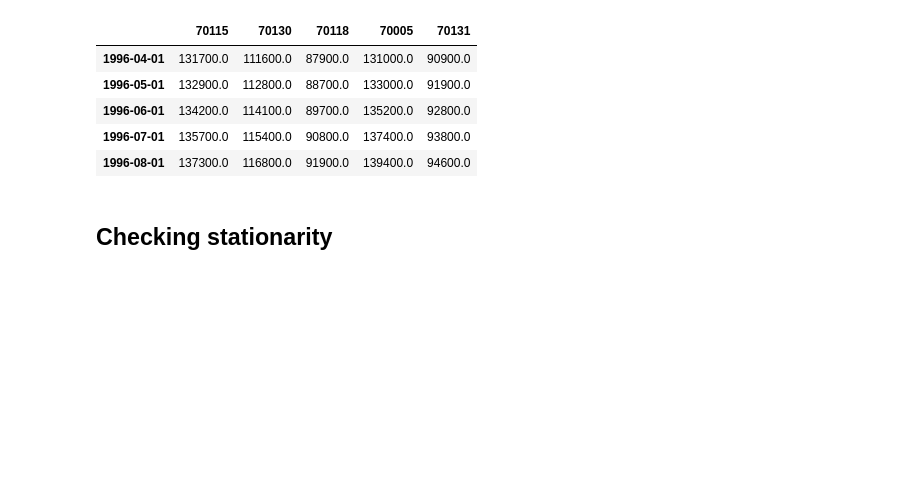
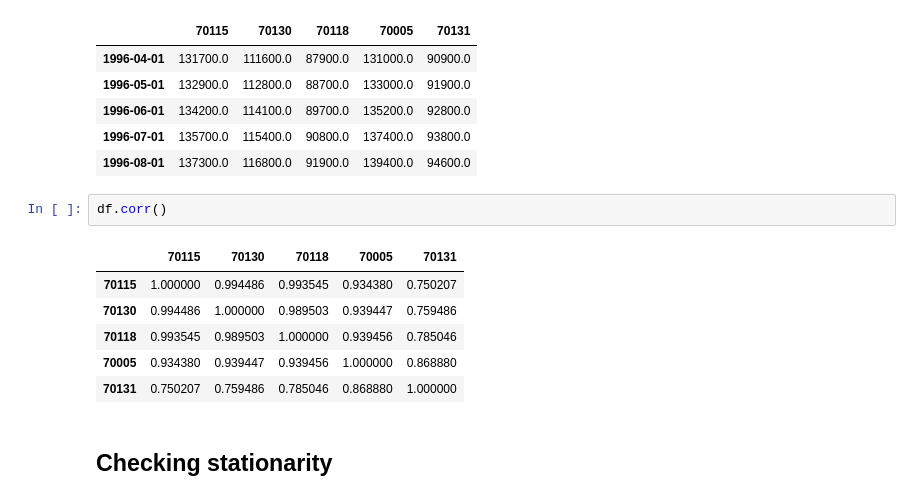
Before and after one commit to halpert3/flatiron-mod4-project, a Jupyter notebook: notebooks/2-1_checking_trends.ipynb, the cells around one changed output. Cells and saved outputs as stored; diff of their text form; blank space fills up the shorter version.

```diff
--- a/notebooks/2-1_checking_trends.ipynb
+++ b/notebooks/2-1_checking_trends.ipynb
@@ -45,6 +45,15 @@ df.head()
 | 1996-06-01 | 134200.0 | 114100.0 | 89700.0 | 135200.0 | 92800.0 |
 | 1996-07-01 | 135700.0 | 115400.0 | 90800.0 | 137400.0 | 93800.0 |
 | 1996-08-01 | 137300.0 | 116800.0 | 91900.0 | 139400.0 | 94600.0 |
+# %%
+df.corr()
+# %% [output]
+|  | 70115 | 70130 | 70118 | 70005 | 70131 |
+| 70115 | 1.000000 | 0.994486 | 0.993545 | 0.934380 | 0.750207 |
+| 70130 | 0.994486 | 1.000000 | 0.989503 | 0.939447 | 0.759486 |
+| 70118 | 0.993545 | 0.989503 | 1.000000 | 0.939456 | 0.785046 |
+| 70005 | 0.934380 | 0.939447 | 0.939456 | 1.000000 | 0.868880 |
+| 70131 | 0.750207 | 0.759486 | 0.785046 | 0.868880 | 1.000000 |
 # %% [markdown]
 ## Checking stationarity
 # %%
```
Also changed, not shown: parts of 14 cells of this notebook, 1 other file.
